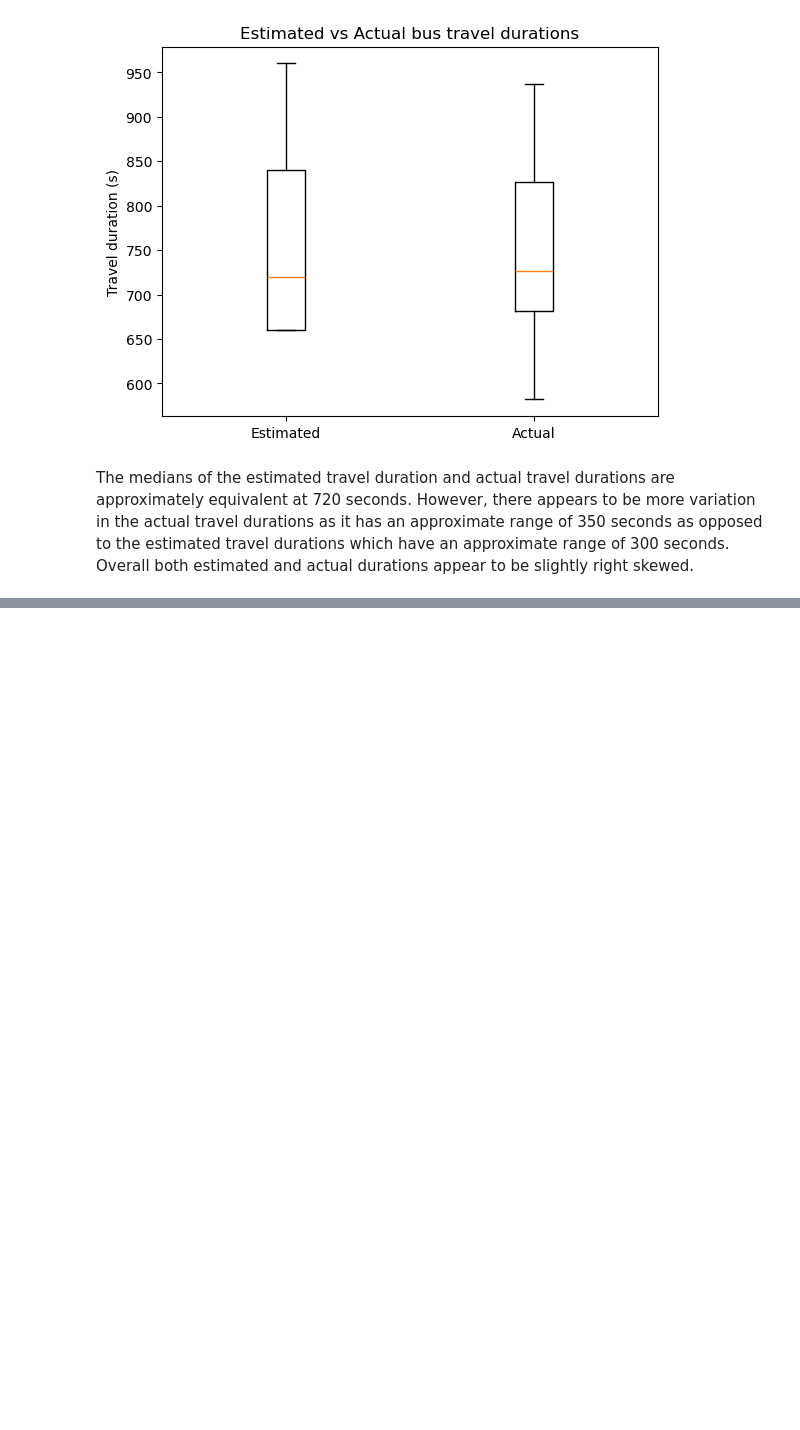
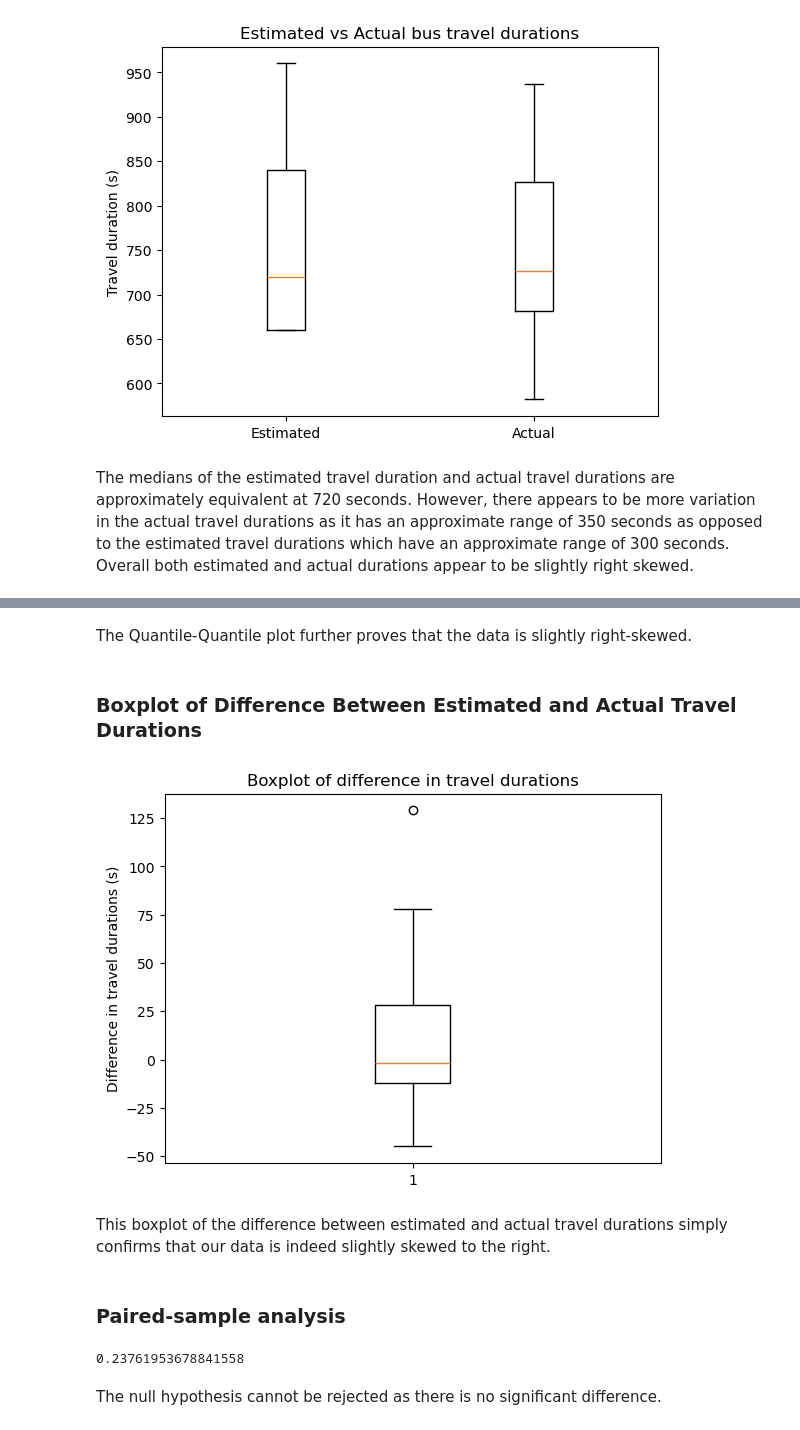
Before and after one commit to aaouy/paired_sample_analysis, a Jupyter notebook: main.ipynb, the cells around one changed output, grey strips where cells are left out. Drawn from its saved outputs; the diff is of its cells as text; code cells hidden in the pictures; blank space fills up the shorter version.

Commit message:
completed analysis

```diff
--- a/main.ipynb
+++ b/main.ipynb
@@ -37,0 +60,15 @@ The medians of the estimated travel duration and actual travel durations are app
+# %% [markdown]
+The Quantile-Quantile plot further proves that the data is slightly right-skewed.
+# %% [markdown]
+### Boxplot of Difference Between Estimated and Actual Travel Durations
+# %%
+plt.boxplot(travel_duration_differences)
+plt.title("Boxplot of difference in travel durations")
+plt.ylabel("Difference in travel durations (s)")
+plt.show()
+# %% [output]
+[figure, added]
+# %% [markdown]
+This boxplot of the difference between estimated and actual travel durations simply confirms that our data is indeed slightly skewed to the right.
+# %% [markdown]
+### Paired-sample analysis
@@ -37,0 +77,6 @@ The medians of the estimated travel duration and actual travel durations are app
+# %%
+res.pvalue
+# %% [output]
+0.23761953678841558
+# %% [markdown]
+The null hypothesis cannot be rejected as there is no significant difference.
```
Also changed, not shown: parts of 10 cells of this notebook.
